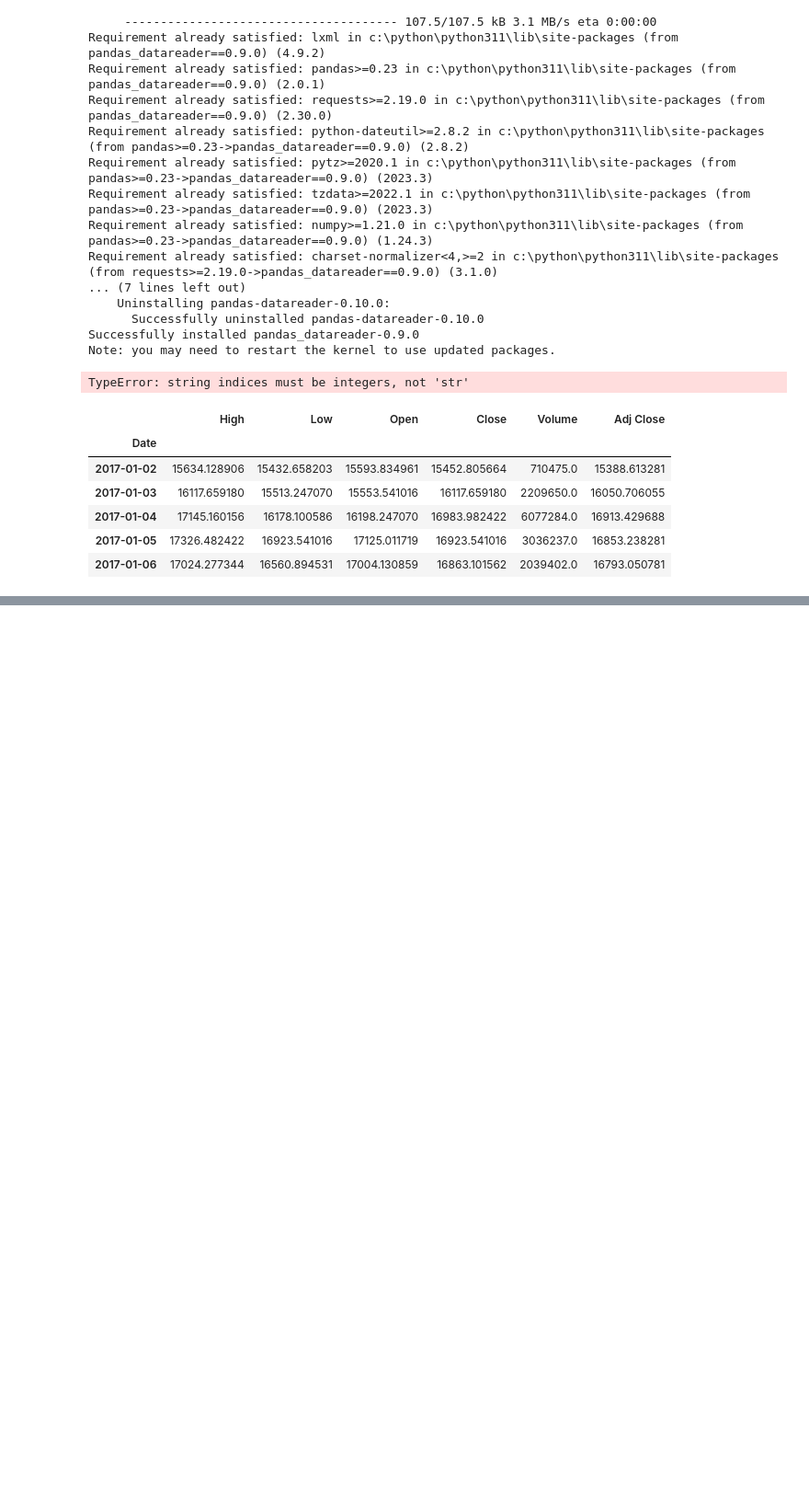
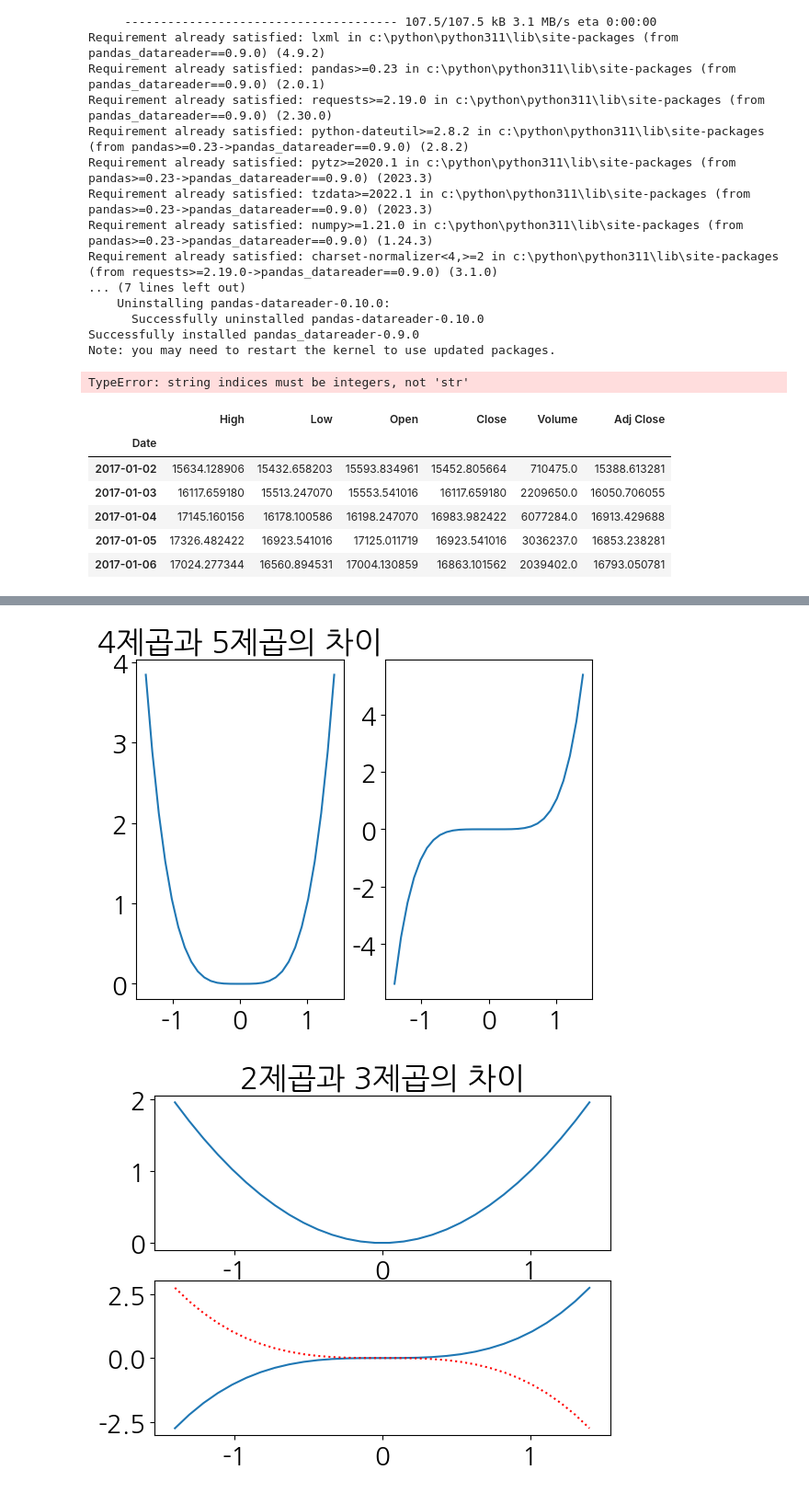
Before and after one commit to YimJeoYeol/e_commerce, a Jupyter notebook: visualization.ipynb, the cells around one changed output, grey strips where cells are left out. Shown: that part at 92% size. Drawn from its saved outputs; the diff is of its cells as text; code cells hidden in the pictures; blank space fills up the shorter version.

```diff
--- a/visualization.ipynb
+++ b/visualization.ipynb
@@ -202,0 +213,28 @@ plt.legend()
+# %%
+#  상태기반 플로팅 State-based
+
+# -1.4부터 1.4까지 30개 구간으로 나눠서 해당 구간의 숫자를 아래 리스트에 넣어라.
+# x = [-1.4, -1.303, -1.207...]
+x = np.linspace(-1.4, 1.4, 30)
+
+plt.figure(1)  # 첫 번째 도화지 생성해
+plt.subplot(211)  # 2행1열의 그리드를 잡고, 첫 번째 칸(1)에 그리겠다.
+plt.plot(x, x ** 2)
+plt.title("2제곱과 3제곱의 차이")
+plt.subplot(212)  # 2행1열의 그리드를 잡고, 두 번째 칸(2)에 그리겠다.
+plt.plot(x, x ** 3)
+
+plt.figure(2)
+plt.subplot(121)  # 1행2열의 그리드를 잡고, 첫 번째 칸(1)에 그리겠다.
+plt.plot(x, x ** 4)
+plt.title("4제곱과 5제곱의 차이")
+plt.subplot(122)  # 1행2열의 그리드를 잡고, 두 번째 칸(2)에 그리겠다.
+plt.plot(x, x ** 5)
+
+plt.figure(1)
+plt.plot(x, -x ** 3, "r:")
+
+plt.show()
+# %% [output]
+[figure, added]
+[figure, added]
```
Also changed, not shown: parts of 8 cells of this notebook.
